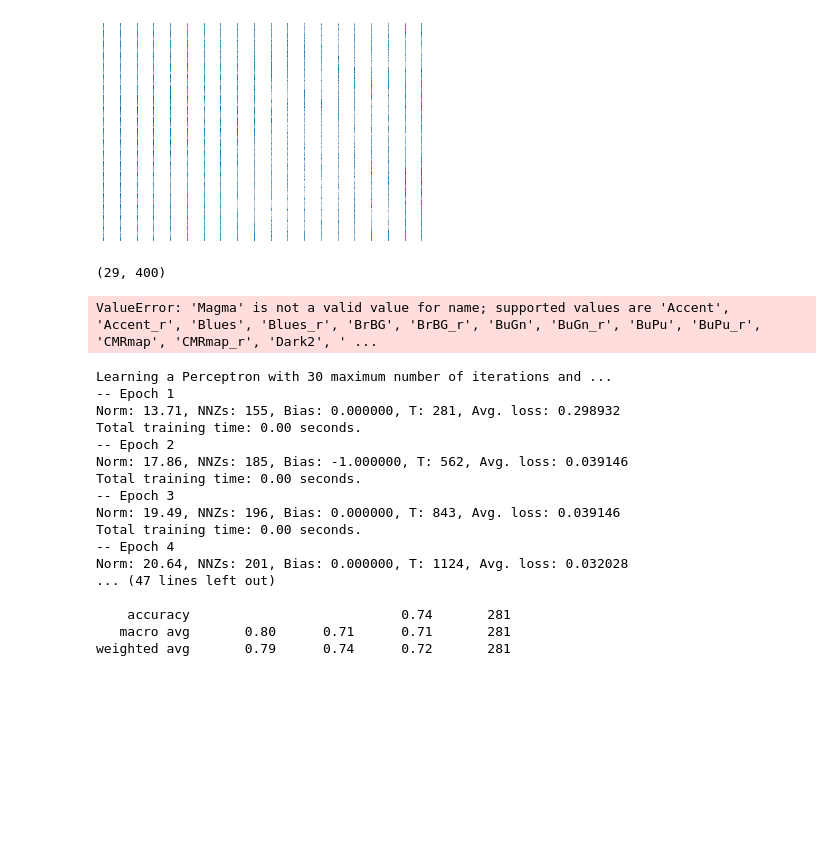
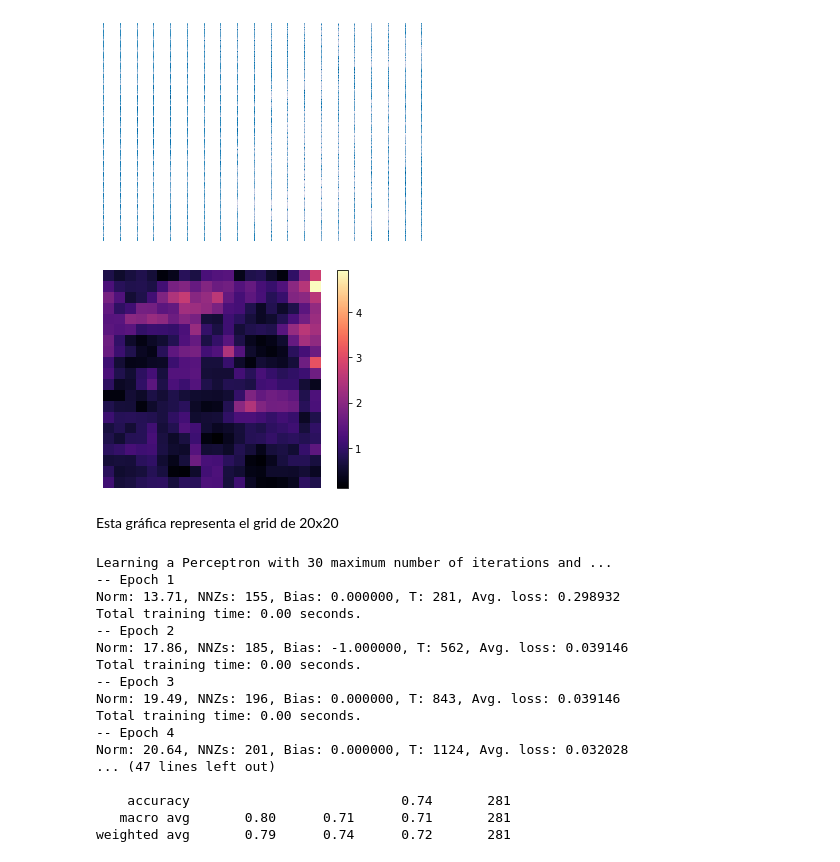
Before and after one commit to alu0101224084/TID-group4, a Jupyter notebook: Proyecto/Pracita_SOM.ipynb, the cells around one changed output. Drawn from its saved outputs; the diff is of its cells as text; code cells hidden in the pictures; blank space fills up the shorter version.

Commit message:
Gráfica mejorada

```diff
--- a/Proyecto/Pracita_SOM.ipynb
+++ b/Proyecto/Pracita_SOM.ipynb
@@ -237,7 +239,6 @@ Progress: 95.00%
 from itertools import product
 
 def iter_neighbours(weights, hexagon=False):
-    print(weights.shape)
     grid_height, grid_width = weights.shape
 
     hexagon_even_actions = ((-1, 0), (0, -1), (1, 0), (0, 1), (1, 1), (-1, 1))
@@ -258,39 +259,40 @@ def iter_neighbours(weights, hexagon=False):
             neigbour_x = neuron_x + shift_x
             neigbour_y = neuron_y + shift_y
 
             if 0 <= neigbour_x < grid_height and 0 <= neigbour_y < grid_width:
                 neighbours.append((neigbour_x, neigbour_y))
 
         yield (neuron_x, neuron_y), neighbours
 
-def compute_heatmap(weight):
-    heatmap = np.zeros((grid_height, grid_width))
+def compute_heatmap(height, width, weight):
+    heatmap = np.zeros((height, width))
     for (neuron_x, neuron_y), neighbours in iter_neighbours(weight):
         total_distance = 0
 
         for (neigbour_x, neigbour_y) in neighbours:
             neuron_vec = weight[neuron_x, neuron_y]
             neigbour_vec = weight[neigbour_x, neigbour_y]
 
             distance = np.linalg.norm(neuron_vec - neigbour_vec)
             total_distance += distance
 
         avg_distance = total_distance / len(neighbours)
-        if neuron_y < 20 and neuron_x < 20:
+        if neuron_y < height and neuron_x < width:
             heatmap[neuron_x, neuron_y] = avg_distance
 
     return heatmap
 
-heatmap = compute_heatmap(sofm.weight)
+heatmap = compute_heatmap(grid_height, grid_width, sofm.weight)
 
 plt.imshow(heatmap, cmap='magma', interpolation='nearest')
 
 plt.axis('off')
 plt.colorbar()
 plt.show()
 # %% [output]
-(29, 400)
-ValueError: 'Magma' is not a valid value for name; supported values are 'Accent', 'Accent_r', 'Blues', 'Blues_r', 'BrBG', 'BrBG_r', 'BuGn', 'BuGn_r', 'BuPu', 'BuPu_r', 'CMRmap', 'CMRmap_r', 'Dark2', ' ...
+[figure, added]
+# %% [markdown]
+Esta gráfica representa el grid de 20x20
 # %%
 max_iter_per = 30
 
```
Also changed, not shown: parts of 2 cells of this notebook.
